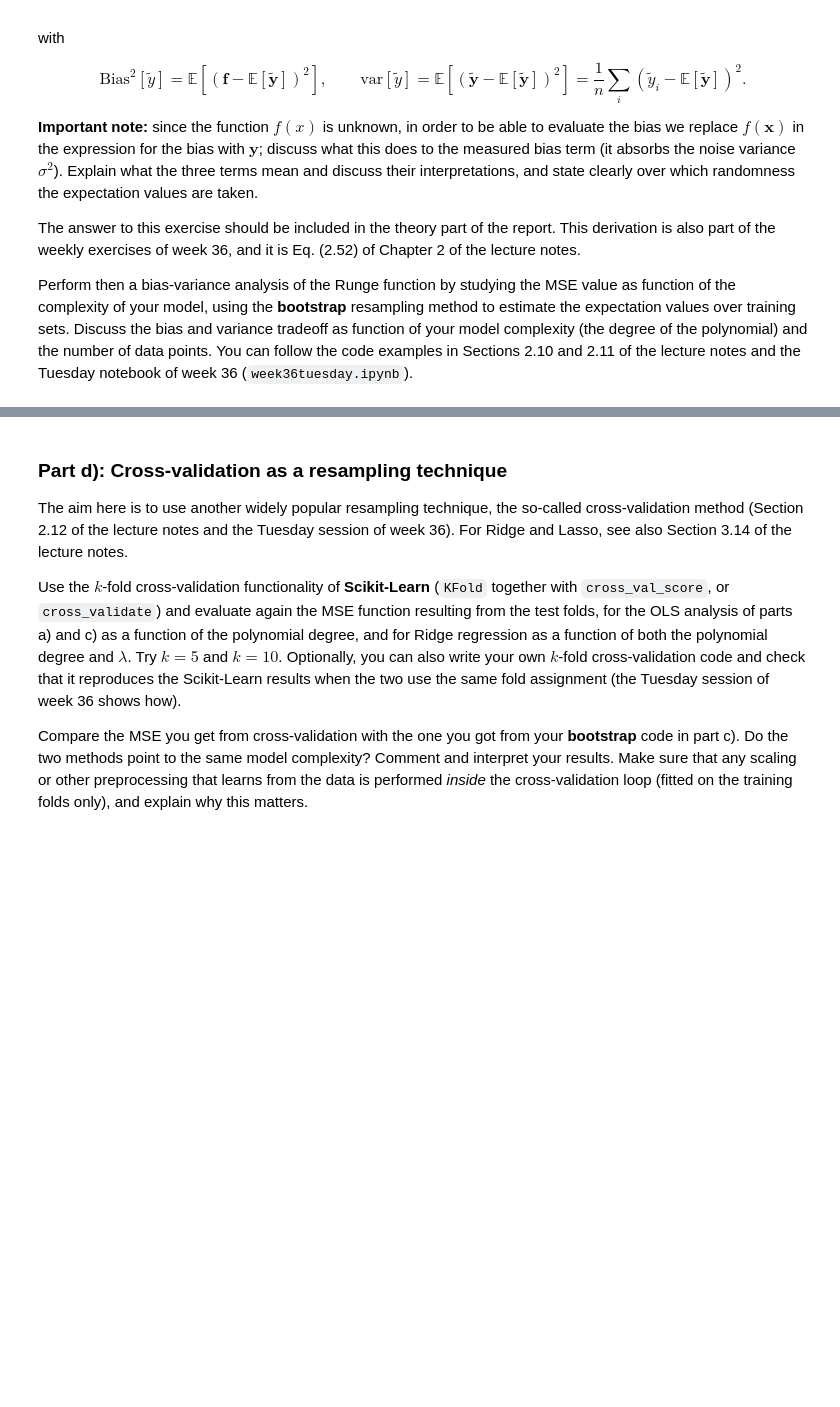
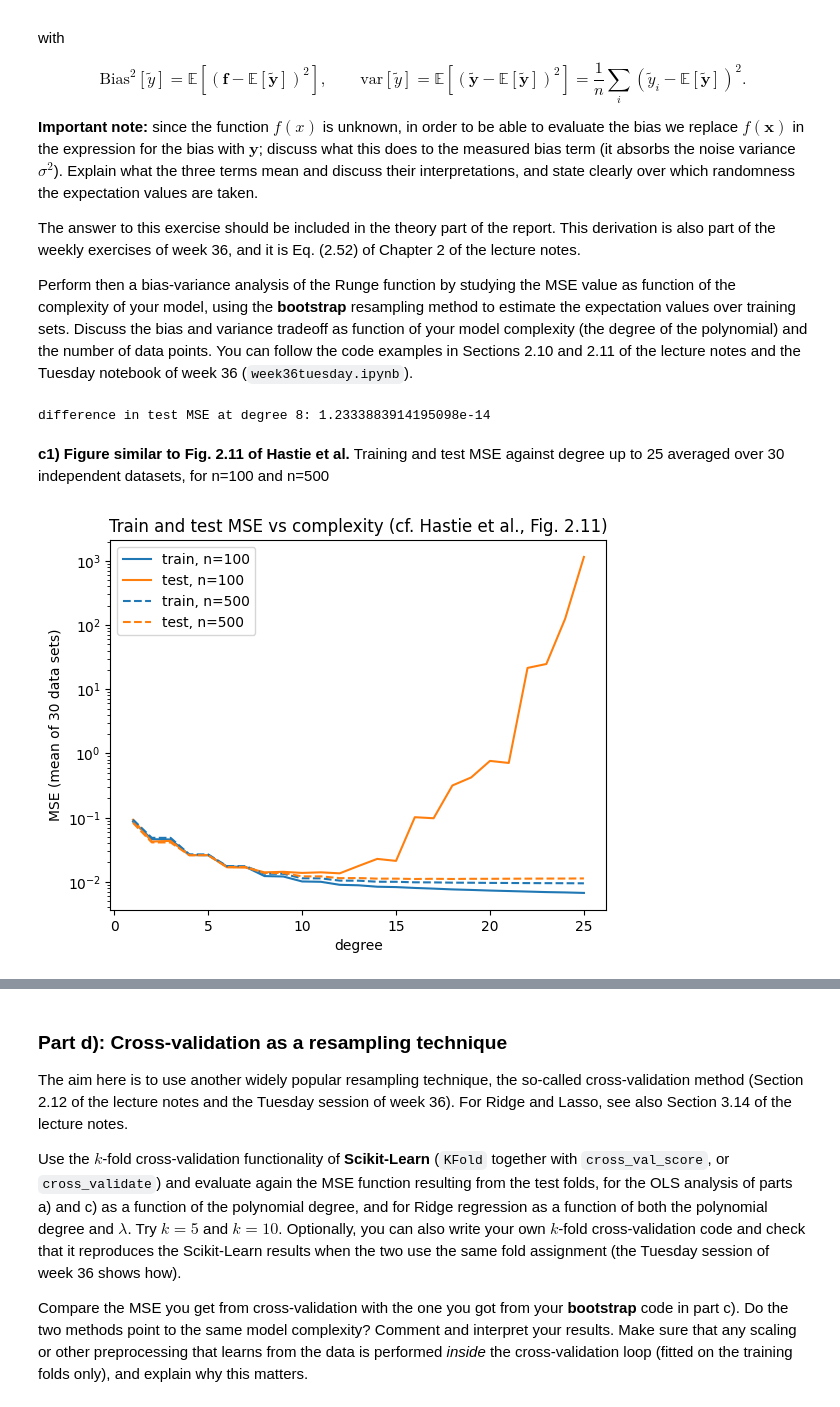
Before and after one commit to GiacomoSaporetti/FYS-STK4155-Project1, a Jupyter notebook: Project1.ipynb, the cells around one changed output, grey strips where cells are left out. Cells and saved outputs as stored; diff of their text form; code cells hidden in the pictures; blank space fills up the shorter version.

```diff
--- a/Project1.ipynb
+++ b/Project1.ipynb
@@ -484,4 +551,41 @@ degree of the polynomial) and the number of data points. You can follow the
 code examples in Sections 2.10 and 2.11 of the lecture notes and the Tuesday
 notebook of week 36 (`week36tuesday.ipynb`).
 # %%
-# Your code for part c) here
+# closed_form_solution uses np.linalg.solve which becomes inreliable at high degree
+# subclass to compute OLS with pseudoinverse
+class OLSPinv(Nth_degree_solver):
+    def _find_thetas(self):
+        self.theta = np.linalg.pinv(self.X_train_norm) @ self.y_train_norm
+
+# test: at moderate degree it must agree with the original class
+mse_test_pinv = OLSPinv(8, x, y).solve()[1]
+mse_test_solve = Nth_degree_solver(8, x, y).solve()[1]
+print("difference in test MSE at degree 8:", abs(mse_test_pinv - mse_test_solve))
+# %% [output]
+difference in test MSE at degree 8: 1.2333883914195098e-14
+# %% [markdown]
+**c1) Figure similar to Fig. 2.11 of Hastie et al.** Training and test MSE against degree up to 25 averaged over 30 independent datasets, for n=100 and n=500
+# %%
+# c1) train and test MSE vs degree, averaged over many datasets
+def mean_train_test_mse(n_points, degrees, n_repetitions=30, sigma=0.1):
+    results = np.zeros((n_repetitions, len(degrees), 2))
+    for rep in range(n_repetitions):
+        x_rep = get_x_space(n_points, seed=1000 + rep)
+        y_rep = get_y(x_rep, sigma, seed=2000 + rep)
+        for j, degree in enumerate(degrees):
+            results[rep, j] = OLSPinv(degree, x_rep, y_rep).solve()     # [train MSE, test MSE]
+    return results.mean(axis=0)
+
+degrees_c = np.arange(1, 26)
+plt.figure()
+for n_points, line_style in ((100, "-"), (500, "--")):
+    mean_mse = mean_train_test_mse(n_points, degrees_c)
+    plt.semilogy(degrees_c, mean_mse[:, 0], "C0" + line_style, label=f"train, n={n_points}")
+    plt.semilogy(degrees_c, mean_mse[:, 1], "C1" + line_style, label=f"test, n={n_points}")
+plt.xlabel("degree")
+plt.ylabel("MSE (mean of 30 data sets)")
+plt.title("Train and test MSE vs complexity (cf. Hastie et al., Fig. 2.11)")
+plt.legend()
+plt.show()
+# %% [output]
+[figure, added]
```
Also changed, not shown: parts of 15 cells of this notebook.
